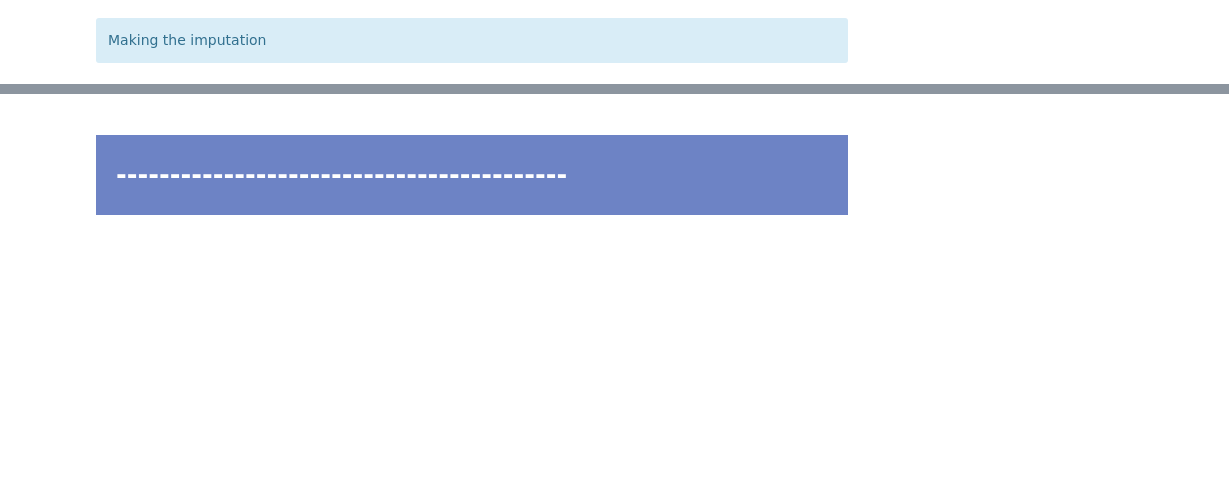
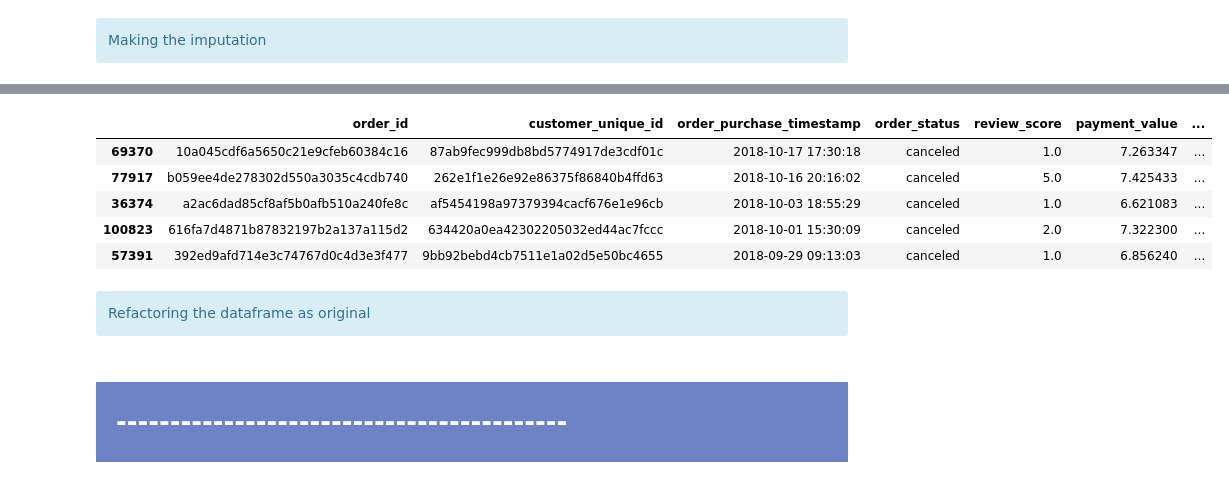
Before and after one commit to samirhinojosa/OC-P5-segment-customers-of-website, a Jupyter notebook: analysis_notebook.ipynb, the cells around one changed output, grey strips where cells are left out. Cells and saved outputs as stored; diff of their text form; code cells hidden in the pictures; blank space fills up the shorter version.

```diff
--- a/analysis_notebook.ipynb
+++ b/analysis_notebook.ipynb
@@ -2411,0 +2454,13 @@ df_imputed = df_imputations(df_trainnig, df_to_impute_KNN, "KNNImputer", scaler)
+# %%
+df_imputed.head()
+# %% [output]
+|  | order_id | customer_unique_id | order_purchase_timestamp | order_status | review_score | payment_value | ... |
+| 69370 | 10a045cdf6a5650c21e9cfeb60384c16 | 87ab9fec999db8bd5774917de3cdf01c | 2018-10-17 17:30:18 | canceled | 1.0 | 7.263347 | ... |
+| 77917 | b059ee4de278302d550a3035c4cdb740 | 262e1f1e26e92e86375f86840b4ffd63 | 2018-10-16 20:16:02 | canceled | 5.0 | 7.425433 | ... |
+| 36374 | a2ac6dad85cf8af5b0afb510a240fe8c | af5454198a97379394cacf676e1e96cb | 2018-10-03 18:55:29 | canceled | 1.0 | 6.621083 | ... |
+| 100823 | 616fa7d4871b87832197b2a137a115d2 | 634420a0ea42302205032ed44ac7fccc | 2018-10-01 15:30:09 | canceled | 2.0 | 7.322300 | ... |
+| 57391 | 392ed9afd714e3c74767d0c4d3e3f477 | 9bb92bebd4cb7511e1a02d5e50bc4655 | 2018-09-29 09:13:03 | canceled | 1.0 | 6.856240 | ... |
+# %% [markdown]
+<div class="alert alert-block alert-info">
+    Refactoring the dataframe as original
+</div>
```
Also changed, not shown: parts of 21 cells of this notebook.
